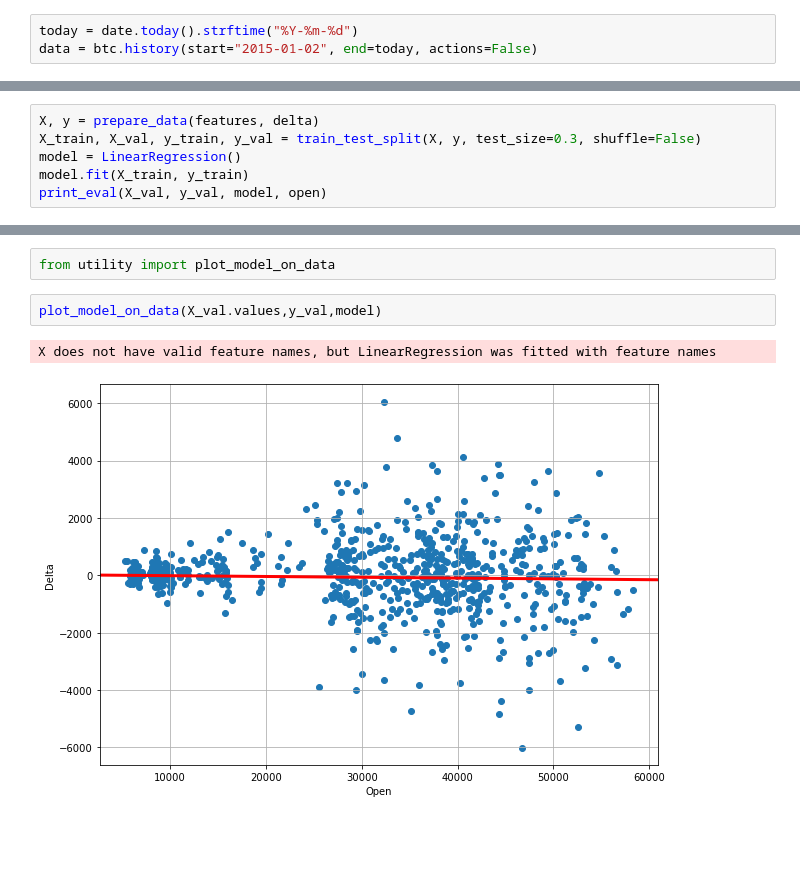
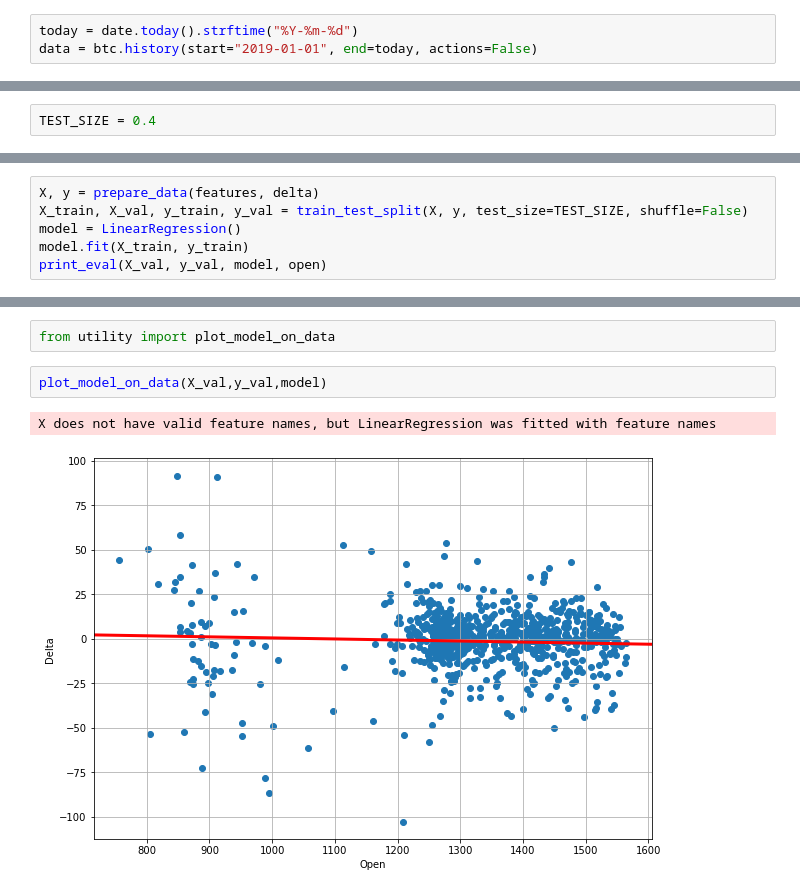
Before and after one commit to Morlenza/Nasdaq_prediction, a Jupyter notebook: PredizioneBitcoin.ipynb, the cells around one changed output, grey strips where cells are left out. Cells and saved outputs as stored; diff of their text form; blank space fills up the shorter version.

```diff
--- a/PredizioneBitcoin.ipynb
+++ b/PredizioneBitcoin.ipynb
@@ -32,7 +32,7 @@ btc = yfinance.Ticker("BTC-EUR")
 from datetime import date
 # %%
 today = date.today().strftime("%Y-%m-%d")
-data = btc.history(start="2015-01-02", end=today, actions=False)
+data = btc.history(start="2019-01-01", end=today, actions=False)
 # %% [markdown]
 Ad esempio, guardiamo i dati relativi agli ultimi 5 giorni.
 
@@ -173,5 +201,7 @@ X
 # %% [markdown]
 Suddividiamo i dati in un training set e in un validation set con la funzione `train_test_split`.
+# %%
+TEST_SIZE = 0.4
 # %%
 from sklearn.model_selection import train_test_split
 
@@ -232,7 +260,7 @@ from utility import prepare_data
 Addestriamo ora invece un modello di regressione lineare prevedendo il delta e calcoliamo il `gain` e il `ROI`.
 # %%
 X, y = prepare_data(features, delta)
-X_train, X_val, y_train, y_val = train_test_split(X, y, test_size=0.3, shuffle=False)
+X_train, X_val, y_train, y_val = train_test_split(X, y, test_size=TEST_SIZE, shuffle=False)
 model = LinearRegression()
 model.fit(X_train, y_train)
 print_eval(X_val, y_val, model, open)
@@ -244,7 +272,7 @@ Il risultato non è per nulla soddisfacente.
 # %%
 from utility import plot_model_on_data
 # %%
-plot_model_on_data(X_val.values,y_val,model)
+plot_model_on_data(X_val,y_val,model)
 # %% [output]
 X does not have valid feature names, but LinearRegression was fitted with feature names
-[figure, old version]
+[figure, new version]
```
Also changed, not shown: parts of 32 cells of this notebook, 1 other file.
